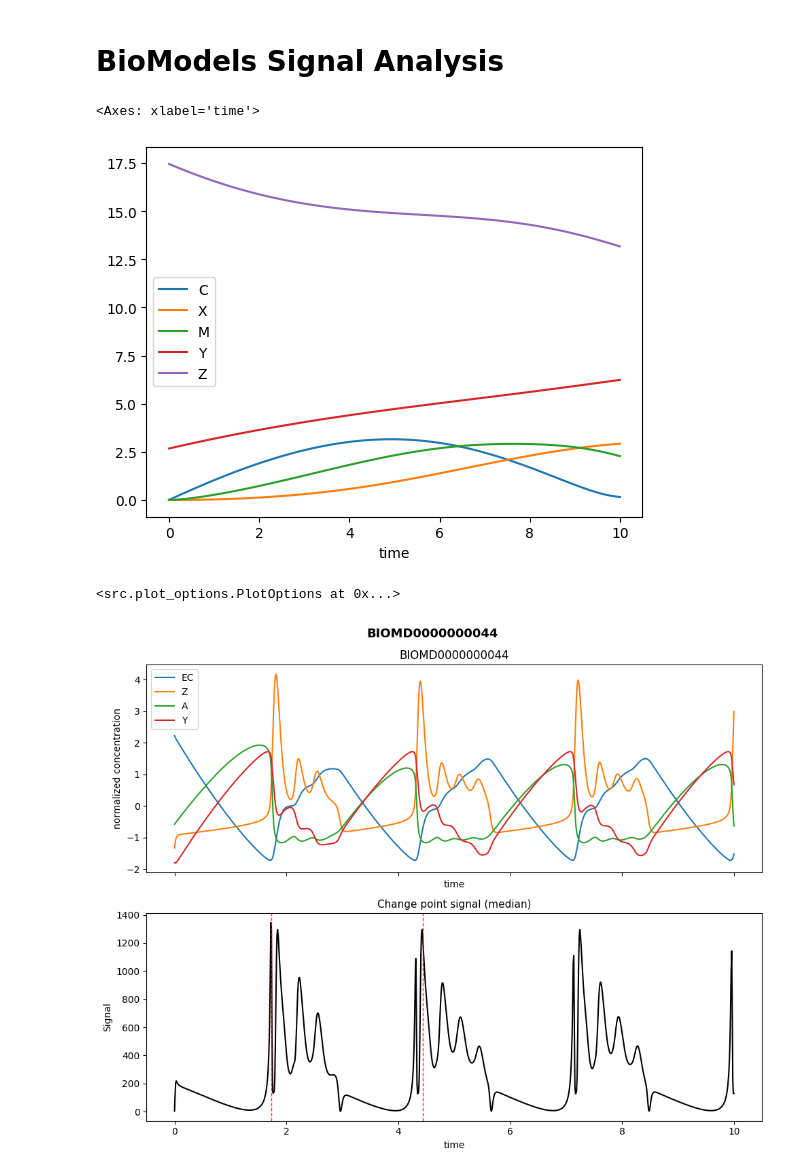
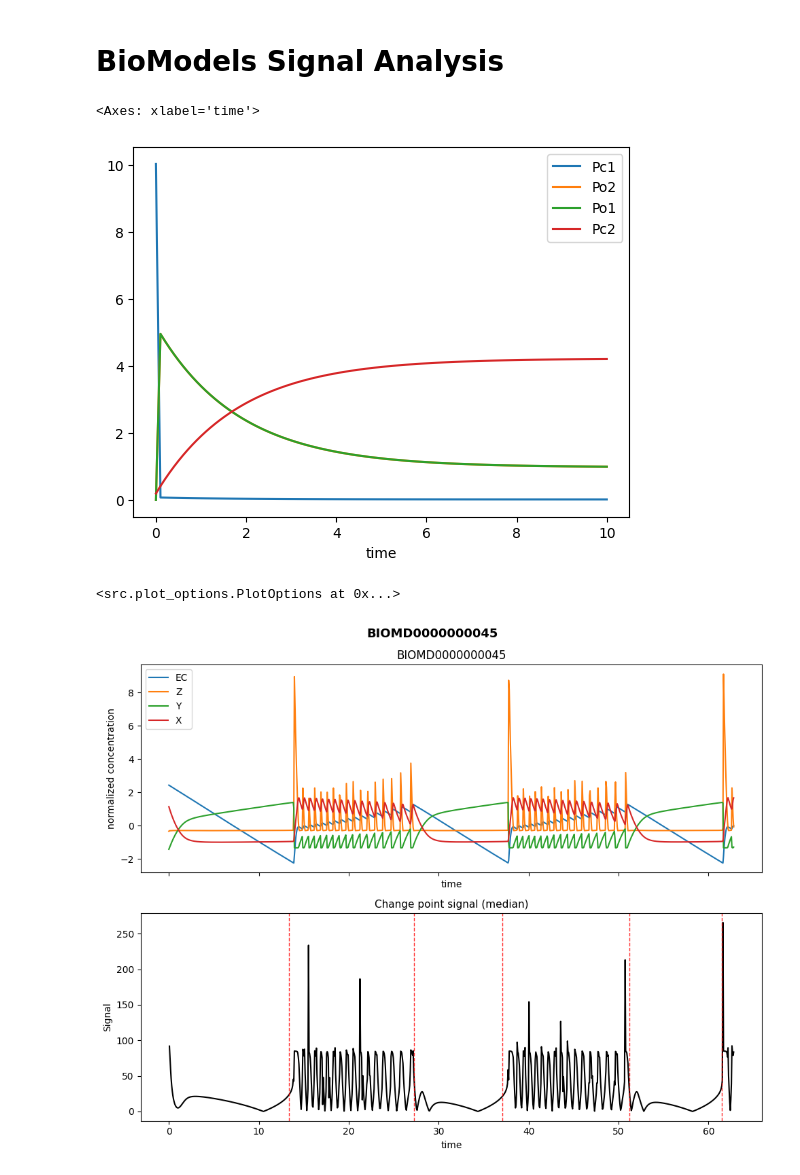
Before and after one commit to ModelEngineering/linearity_analysis, a Jupyter notebook: notebooks/change_point.ipynb, the cells around one changed output. Cells and saved outputs as stored; diff of their text form; code cells hidden in the pictures.

Commit message:
Validating change point detector

```diff
--- a/notebooks/change_point.ipynb
+++ b/notebooks/change_point.ipynb
@@ -74,16 +74,17 @@ OK!
 # %% [markdown]
 # BioModels Signal Analysis
 # %%
-model = Model.makeBiomodel(model_num=8)
+model = Model.makeBiomodel(model_num=60)
 df = Timecourse(model, end_time=10.0, num_point=100).timecourse_df
 (df/df.std()).plot()
 # %% [output]
 <Axes: xlabel='time'>
-[figure, old version]
+[figure, new version]
 # %%
-model = Model.makeBiomodel(model_num=44)
-timecourse = Timecourse(model, end_time=10, num_point=1000)
-PiecewiseSystemDiscovery.plotBiomodelsSignal(timecourse=timecourse, legend=False)
+model = Model.makeBiomodel(model_num=45)
+timecourse = Timecourse(model, start_time=0, end_time=None, num_point=1000)
+
+PiecewiseSystemDiscovery.plotBiomodelsSignal(timecourse=timecourse, legend=False, num_change_point=5)
 # %% [output]
 <src.plot_options.PlotOptions at 0x...>
-[figure, old version]
+[figure, new version]
```
Also changed, not shown: 4 other files.
